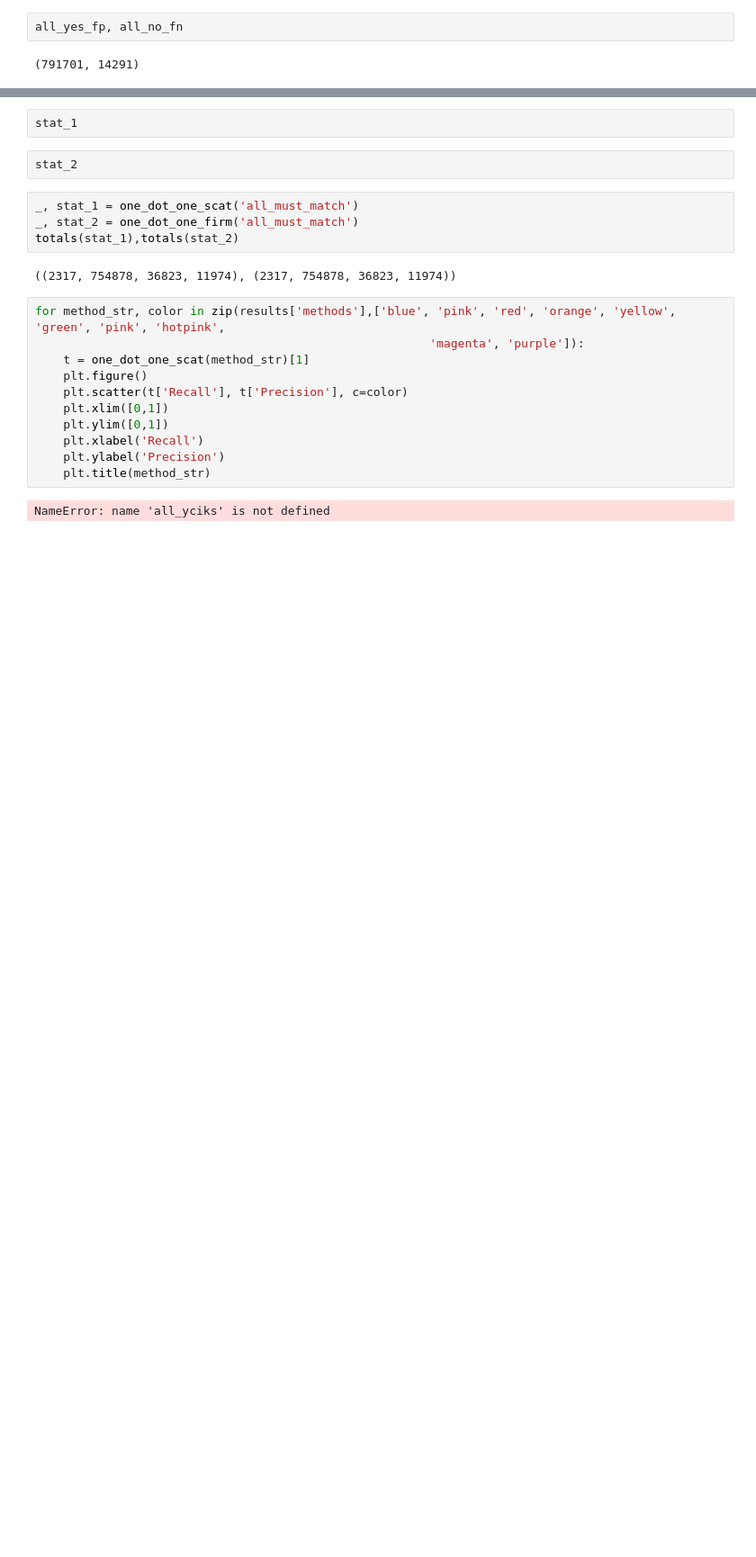
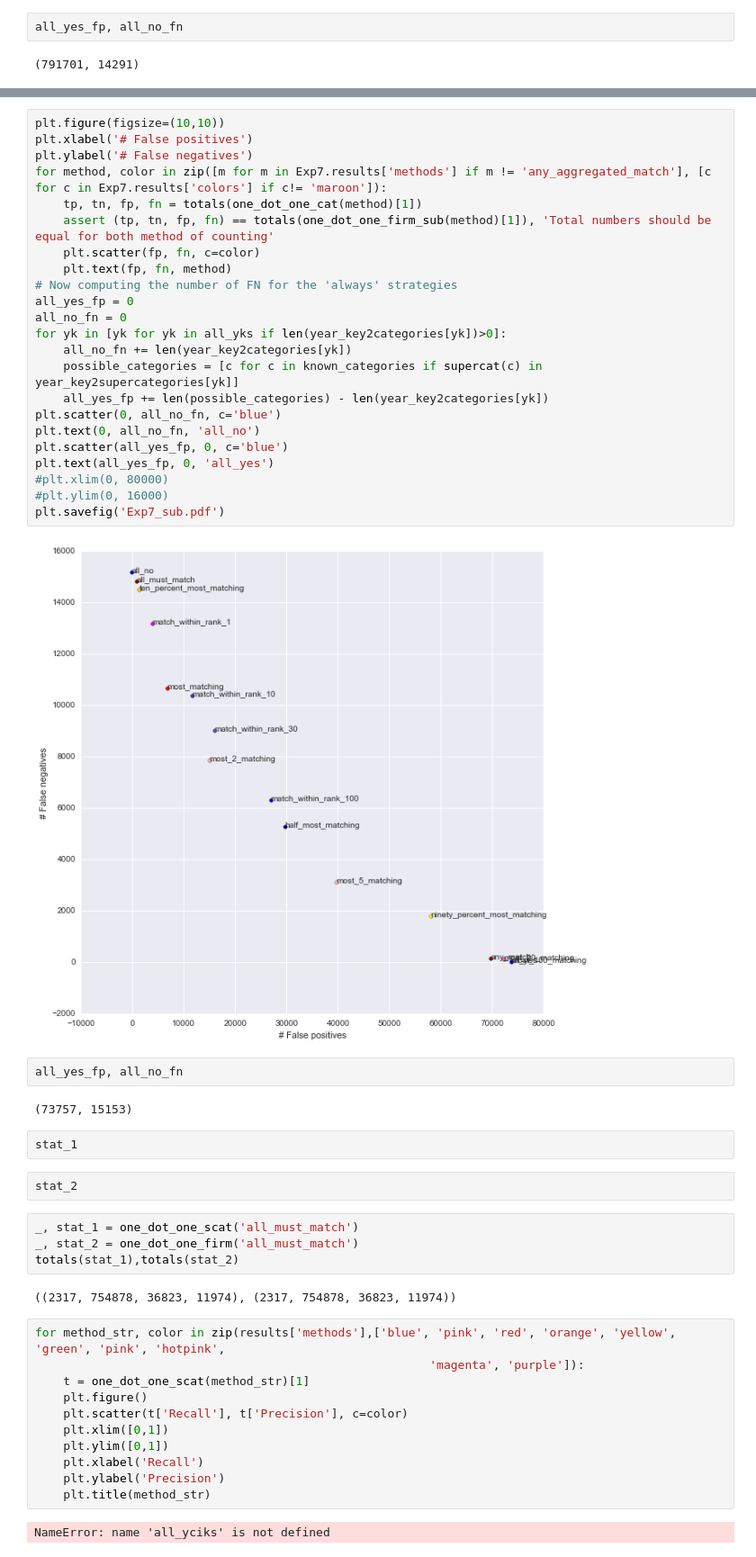
Before and after one commit to edouardklein/businessclassif, a Jupyter notebook: Exp7_graphs.ipynb, the cells around one changed output, grey strips where cells are left out. Shown at 90% size. Drawn from its saved outputs; the diff is of its cells as text; blank space fills up the shorter version.

```diff
--- a/Exp7_graphs.ipynb
+++ b/Exp7_graphs.ipynb
@@ -125,3 +158,32 @@ a[0:1]
+# %%
+plt.figure(figsize=(10,10))
+plt.xlabel('# False positives')
+plt.ylabel('# False negatives')
+for method, color in zip([m for m in Exp7.results['methods'] if m != 'any_aggregated_match'], [c for c in Exp7.results['colors'] if c!= 'maroon']):
+    tp, tn, fp, fn = totals(one_dot_one_cat(method)[1])
+    assert (tp, tn, fp, fn) == totals(one_dot_one_firm_sub(method)[1]), 'Total numbers should be equal for both method of counting'
+    plt.scatter(fp, fn, c=color)
+    plt.text(fp, fn, method)
+# Now computing the number of FN for the 'always' strategies
+all_yes_fp = 0
+all_no_fn = 0
+for yk in [yk for yk in all_yks if len(year_key2categories[yk])>0]:
+    all_no_fn += len(year_key2categories[yk])
+    possible_categories = [c for c in known_categories if supercat(c) in year_key2supercategories[yk]]
+    all_yes_fp += len(possible_categories) - len(year_key2categories[yk])
+plt.scatter(0, all_no_fn, c='blue')
+plt.text(0, all_no_fn, 'all_no')
+plt.scatter(all_yes_fp, 0, c='blue')
+plt.text(all_yes_fp, 0, 'all_yes')
+#plt.xlim(0, 80000)
+#plt.ylim(0, 16000)
+plt.savefig('Exp7_sub.pdf')
+# %% [output]
+[figure, added]
+# %%
+all_yes_fp, all_no_fn
+# %% [output]
+(73757, 15153)
 # %%
 stat_1
 # %%
```
Also changed, not shown: parts of 6 cells of this notebook, 4 other files.
